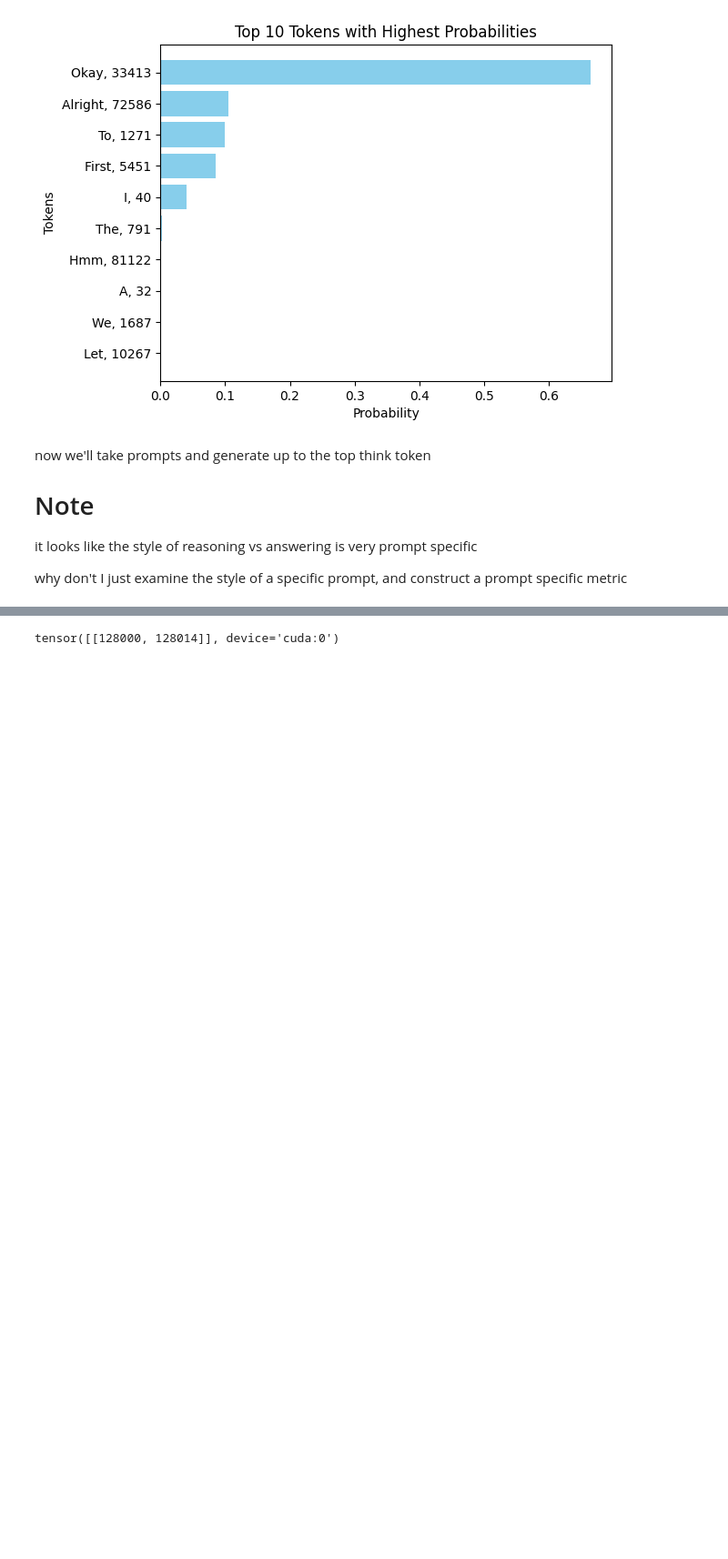
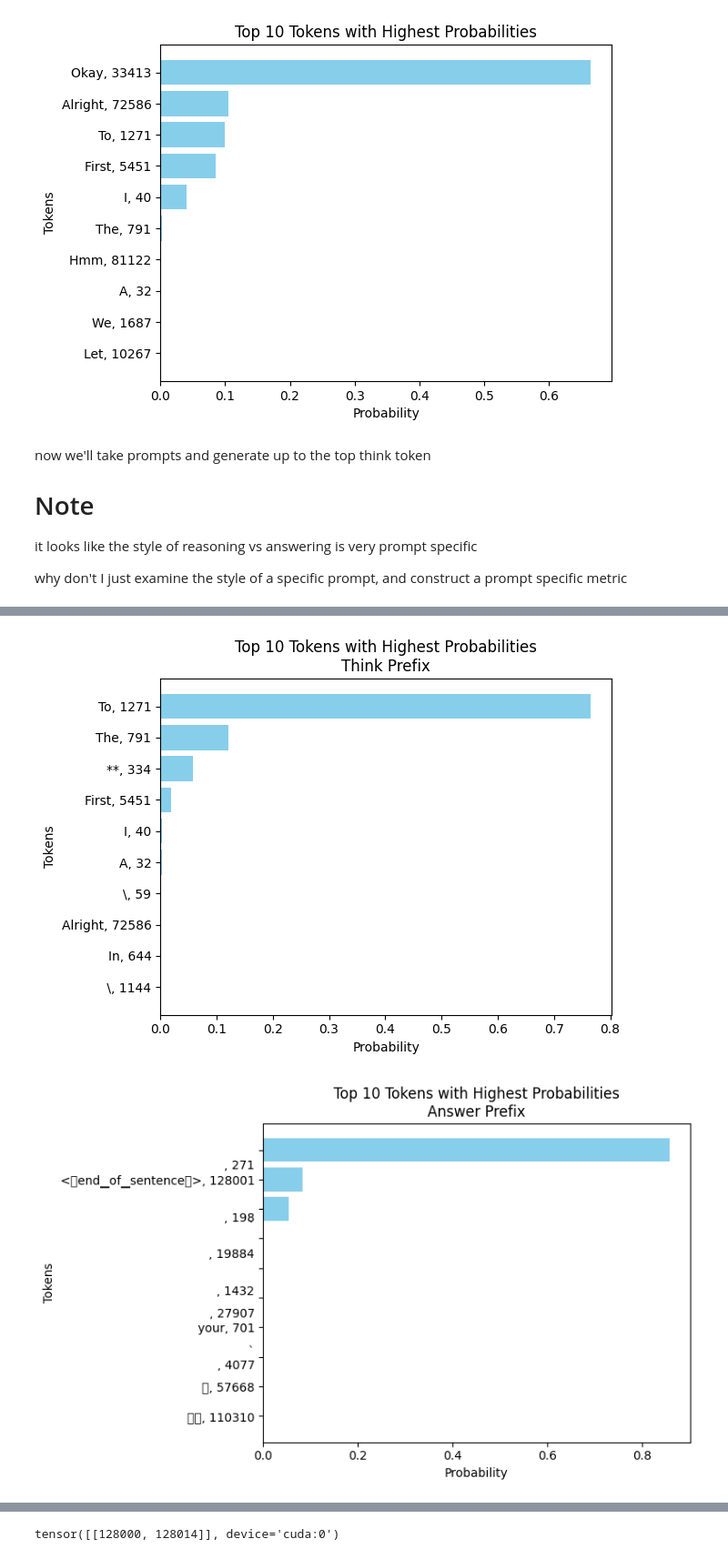
Before and after one commit to durrcommasteven/mech_interp_research, a Jupyter notebook: computing_reasoning_metric.ipynb, the cells around one changed output, grey strips where cells are left out. Shown: that part at 91% size. Saved outputs shown, nothing was run; the diff lists cells and outputs as text; code cells hidden in the pictures; blank space fills up the shorter version.

Commit message:
fixed metric

```diff
--- a/computing_reasoning_metric.ipynb
+++ b/computing_reasoning_metric.ipynb
@@ -372,3 +371,36 @@ metric08 = metric_comparator.compare_model(
     model,
     mode="think"
 )
+# %%
+def plot_topk_probs_and_tokens(model, string, plot_title):
+    logits = model(string, return_type='logits')
+    probs = logits[0, -1, :].softmax(dim=-1)
+
+    # Assuming `probs` is a tensor of probabilities and `model.tokenizer` is defined
+    topk = 10  # Number of top tokens to visualize
+    topk_probs, topk_indices = probs.topk(topk)  # Get top-k probabilities and their indices
+
+    # Decode the token indices to get the corresponding tokens
+    topk_tokens = [f"{model.tokenizer.decode([idx])}, {idx}" for idx in topk_indices]
+
+    # Convert tensors to numpy arrays for visualization
+    topk_probs = topk_probs.cpu().detach().numpy()
+    topk_indices = topk_indices.cpu().detach().numpy()
+
+    # Plot the bar chart
+    plt.barh(topk_tokens, topk_probs, color='skyblue')
+    plt.xlabel('Probability')
+    plt.ylabel('Tokens')
+    plt.title(f'Top 10 Tokens with Highest Probabilities\n{plot_title}')
+    plt.gca().invert_yaxis()  # Invert y-axis to show the highest probability at the top
+    plt.show()
+
+plot_topk_probs_and_tokens(model, metric_comparator.think_prefix, "Think Prefix")
+plot_topk_probs_and_tokens(
+    model,
+    metric_comparator.answer_prefix,
+    "Answer Prefix"
+)
+# %% [output]
+[figure, added]
+[figure, added]
```
Also changed, not shown: parts of 9 cells of this notebook.
